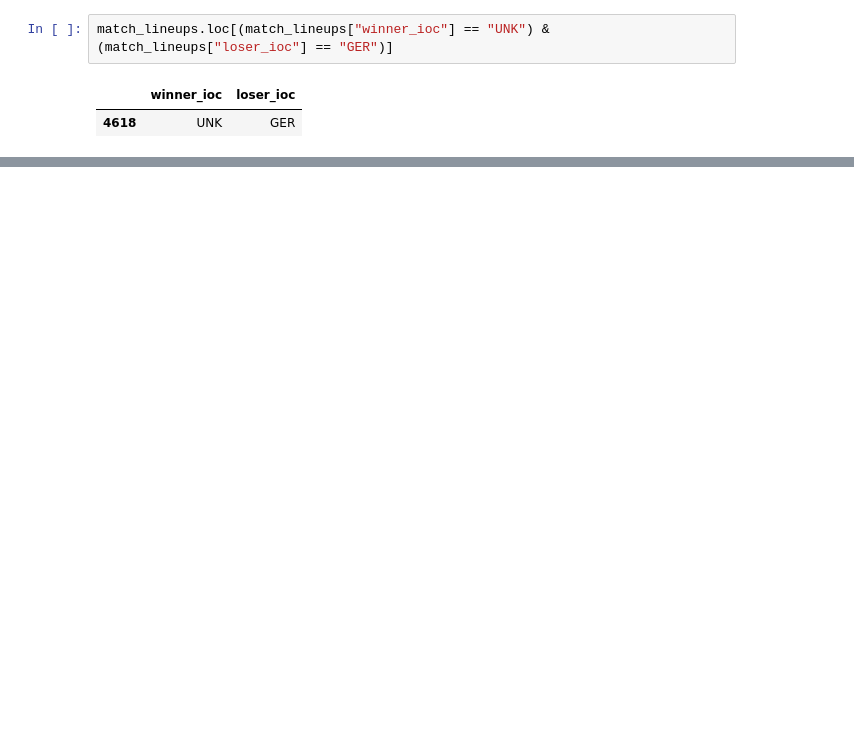
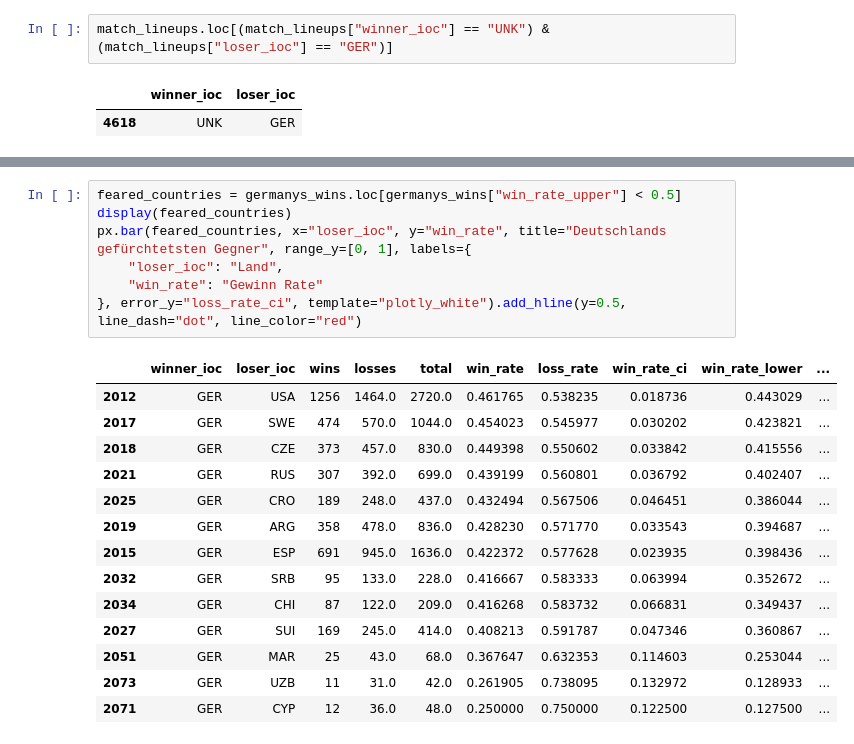
Before and after one commit to turulix/BI_Projekt, a Jupyter notebook: Frage 1.ipynb, the cells around one changed output, grey strips where cells are left out. Cells and saved outputs as stored; diff of their text form; blank space fills up the shorter version.

```diff
--- a/Frage 1.ipynb
+++ b/Frage 1.ipynb
@@ -115,0 +160,22 @@ px.bar(germanys_losses, x="winner_ioc", y="win_rate", title="Germanys Loss Rate
+# %%
+feared_countries = germanys_wins.loc[germanys_wins["win_rate_upper"] < 0.5]
+display(feared_countries)
+px.bar(feared_countries, x="loser_ioc", y="win_rate", title="Deutschlands gefürchtetsten Gegner", range_y=[0, 1], labels={
+    "loser_ioc": "Land",
+    "win_rate": "Gewinn Rate"
+}, error_y="loss_rate_ci", template="plotly_white").add_hline(y=0.5, line_dash="dot", line_color="red")
+# %% [output]
+|  | winner_ioc | loser_ioc | wins | losses | total | win_rate | loss_rate | win_rate_ci | win_rate_lower | ... |
+| 2012 | GER | USA | 1256 | 1464.0 | 2720.0 | 0.461765 | 0.538235 | 0.018736 | 0.443029 | ... |
+| 2017 | GER | SWE | 474 | 570.0 | 1044.0 | 0.454023 | 0.545977 | 0.030202 | 0.423821 | ... |
+| 2018 | GER | CZE | 373 | 457.0 | 830.0 | 0.449398 | 0.550602 | 0.033842 | 0.415556 | ... |
+| 2021 | GER | RUS | 307 | 392.0 | 699.0 | 0.439199 | 0.560801 | 0.036792 | 0.402407 | ... |
+| 2025 | GER | CRO | 189 | 248.0 | 437.0 | 0.432494 | 0.567506 | 0.046451 | 0.386044 | ... |
+| 2019 | GER | ARG | 358 | 478.0 | 836.0 | 0.428230 | 0.571770 | 0.033543 | 0.394687 | ... |
+| 2015 | GER | ESP | 691 | 945.0 | 1636.0 | 0.422372 | 0.577628 | 0.023935 | 0.398436 | ... |
+| 2032 | GER | SRB | 95 | 133.0 | 228.0 | 0.416667 | 0.583333 | 0.063994 | 0.352672 | ... |
+| 2034 | GER | CHI | 87 | 122.0 | 209.0 | 0.416268 | 0.583732 | 0.066831 | 0.349437 | ... |
+| 2027 | GER | SUI | 169 | 245.0 | 414.0 | 0.408213 | 0.591787 | 0.047346 | 0.360867 | ... |
+| 2051 | GER | MAR | 25 | 43.0 | 68.0 | 0.367647 | 0.632353 | 0.114603 | 0.253044 | ... |
+| 2073 | GER | UZB | 11 | 31.0 | 42.0 | 0.261905 | 0.738095 | 0.132972 | 0.128933 | ... |
+| 2071 | GER | CYP | 12 | 36.0 | 48.0 | 0.250000 | 0.750000 | 0.122500 | 0.127500 | ... |
```
Also changed, not shown: parts of 13 cells of this notebook, 3 other files.
